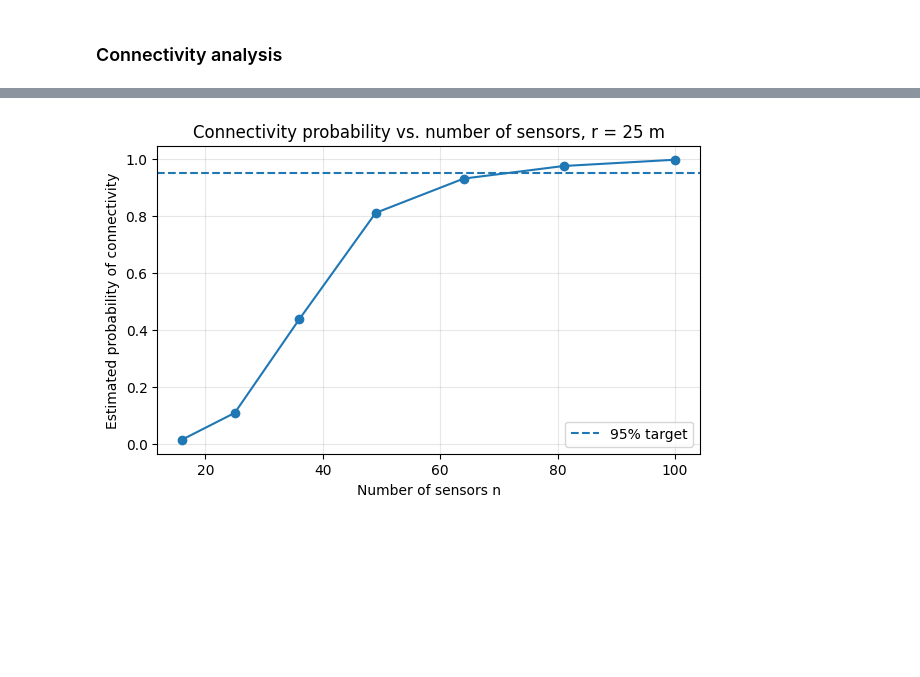
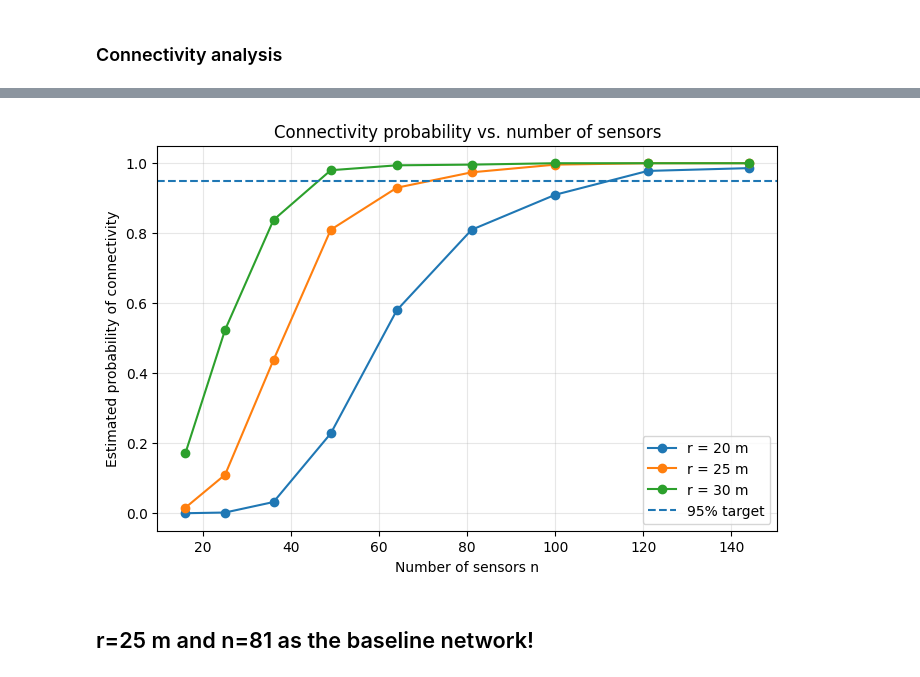
Before and after one commit to PabloABakker/Reaching-Consensus, a Jupyter notebook: Distributed_Signal_Processing_Project.ipynb, the cells around one changed output, grey strips where cells are left out. Cells and saved outputs as stored; diff of their text form; code cells hidden in the pictures; blank space fills up the shorter version.

```diff
--- a/Distributed_Signal_Processing_Project.ipynb
+++ b/Distributed_Signal_Processing_Project.ipynb
@@ -52,43 +52,62 @@ Using communication radius r = 54.08 m
 # %% [markdown]
 ### Connectivity analysis
 # %%
-# Experiment settings
+# Connectivity sensitivity experiment: fixed radius -> required n
+
 area_length = 100
-comm_radius = 25
-n_values = [16, 25, 36, 49, 64, 81, 100]
+comm_radii = [20, 25, 30]          # plausible hardware ranges [m]
+n_values = [16, 25, 36, 49, 64, 81, 100, 121, 144]
 n_trials = 500
+target_probability = 0.95
 
-results = estimate_connectivity_probability(
-    n_values=n_values,
-    comm_radius=comm_radius,
-    area_length=area_length,
-    n_trials=n_trials
-)
+all_results = {}
 
-# Print results
-print(f"Connectivity experiment with communication radius r = {comm_radius} m")
-print(f"Number of Monte Carlo trials per n: {n_trials}")
-print()
+for r in comm_radii:
+    results = estimate_connectivity_probability(
+        n_values=n_values,
+        comm_radius=r,
+        area_length=area_length,
+        n_trials=n_trials
+    )
+    all_results[r] = results
 
-for row in results:
-    print(
-        f"n = {row['n']:3d} | "
-        f"P(connected) = {row['connectivity_probability']:.3f} | "
-        f"avg degree = {row['mean_average_degree']:.2f}"
+    print(f"\nConnectivity experiment with communication radius r = {r} m")
+    print(f"Number of Monte Carlo trials per n: {n_trials}")
+    print("-" * 65)
+
+    required_n = None
+
+    for row in results:
+        print(
+            f"n = {row['n']:3d} | "
+            f"P(connected) = {row['connectivity_probability']:.3f} | "
+            f"avg degree = {row['mean_average_degree']:.2f}"
+        )
+
+        if required_n is None and row["connectivity_probability"] >= target_probability:
+            required_n = row["n"]
+
+    if required_n is not None:
+        print(f"Minimum n reaching {target_probability:.0%} connectivity: {required_n}")
+    else:
+        print(f"No tested n reached {target_probability:.0%} connectivity.")
+
+
+# Plot all radii on one figure
+plt.figure(figsize=(8, 5))
+
+for r, results in all_results.items():
+    plt.plot(
+        [row["n"] for row in results],
+        [row["connectivity_probability"] for row in results],
+        marker="o",
+        label=f"r = {r} m"
     )
 
-
-# Plot connectivity probability
-plt.figure(figsize=(7, 4))
-plt.plot(
-    [row["n"] for row in results],
-    [row["connectivity_probability"] for row in results],
-    marker="o"
-)
-plt.axhline(0.95, linestyle="--", label="95% target")
+plt.axhline(target_probability, linestyle="--", label="95% target")
 plt.xlabel("Number of sensors n")
 plt.ylabel("Estimated probability of connectivity")
-plt.title(f"Connectivity probability vs. number of sensors, r = {comm_radius} m")
+plt.title("Connectivity probability vs. number of sensors")
 plt.grid(True, alpha=0.3)
 plt.legend()
 plt.show()
@@ -106 +132,3 @@ n = 100 | P(connected) = 0.996 | avg degree = 15.51
-[figure, old version]
+[figure, new version]
+# %% [markdown]
+## r=25 m and n=81 as the baseline network!
```
Also changed, not shown: parts of 5 cells of this notebook.
